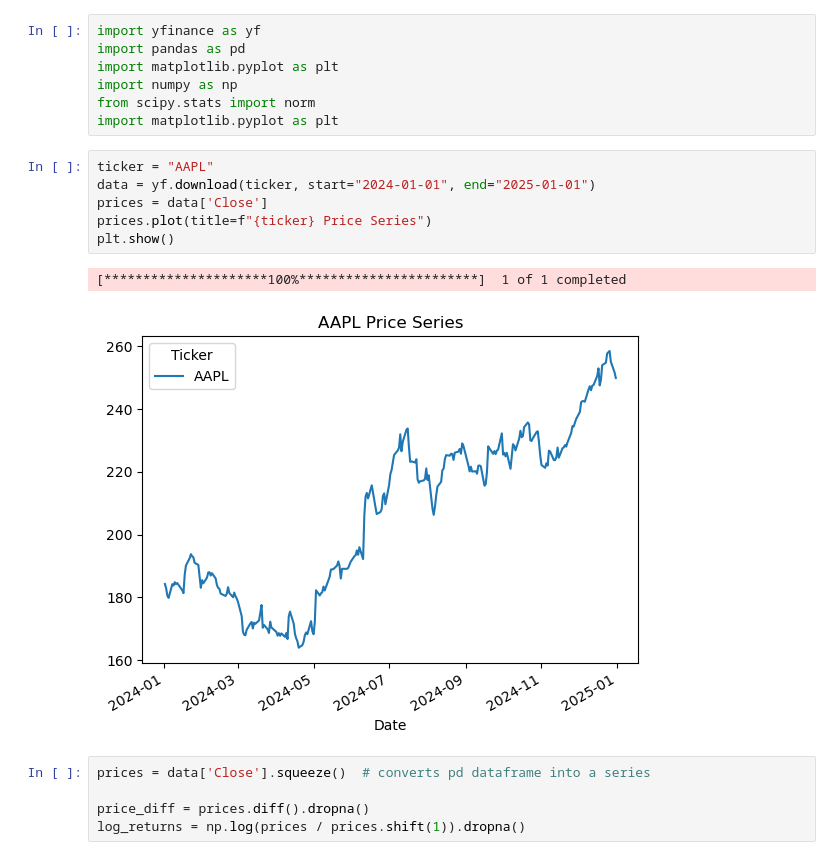
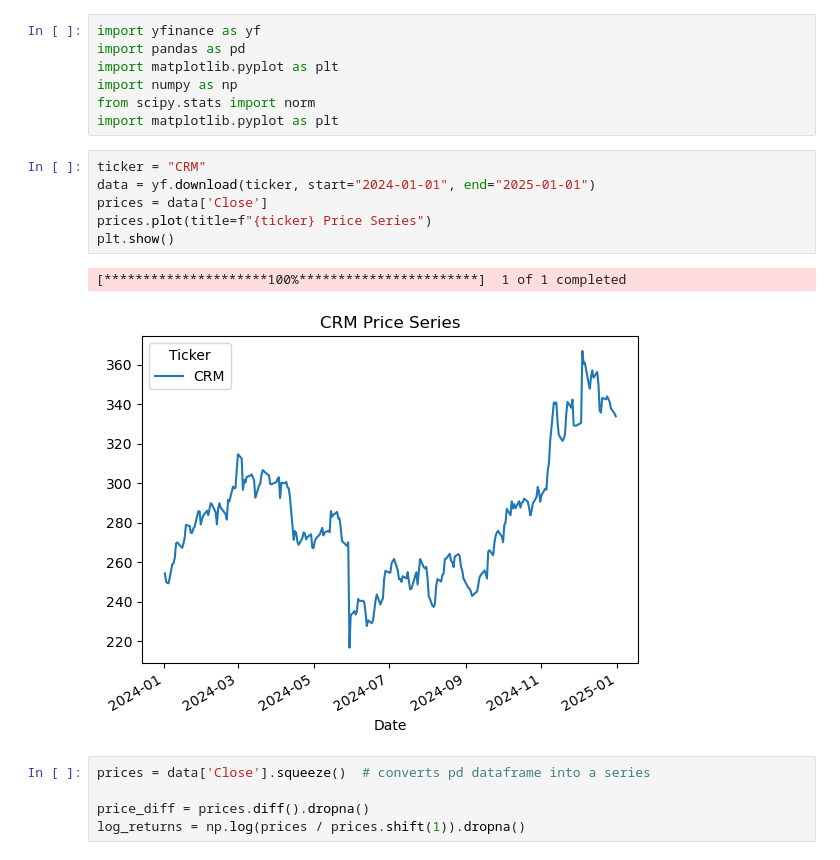
Before and after one commit to brunnerlucas/Simulating_Asset_Prices, a Jupyter notebook: Simulating_Asset_Prices.ipynb, the cells around one changed output. Saved outputs shown, nothing was run; the diff lists cells and outputs as text.

```diff
--- a/Simulating_Asset_Prices.ipynb
+++ b/Simulating_Asset_Prices.ipynb
@@ -6,14 +6,14 @@ import numpy as np
 from scipy.stats import norm
 import matplotlib.pyplot as plt
 # %%
-ticker = "AAPL"
+ticker = "CRM"
 data = yf.download(ticker, start="2024-01-01", end="2025-01-01")
 prices = data['Close']
 prices.plot(title=f"{ticker} Price Series")
 plt.show()
 # %% [output]
 [*********************100%***********************]  1 of 1 completed
-[figure, old version]
+[figure, new version]
 # %%
 prices = data['Close'].squeeze()  # converts pd dataframe into a series
 
```
Also changed, not shown: parts of 1 cell of this notebook.
